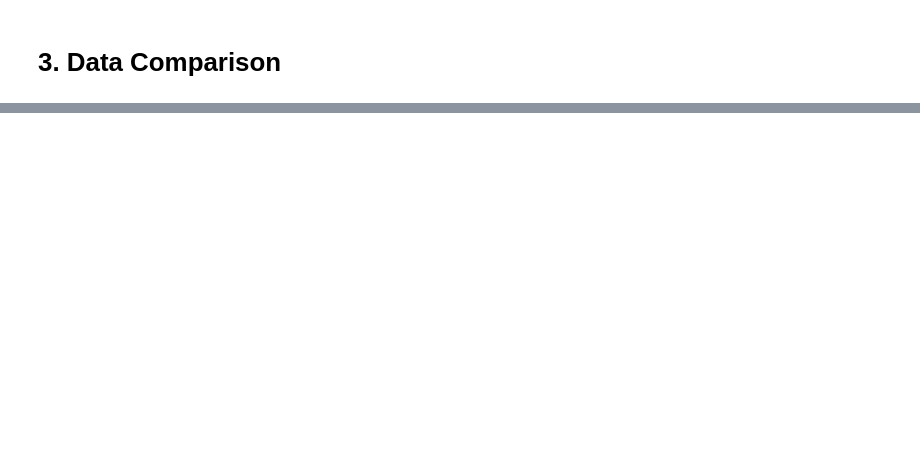
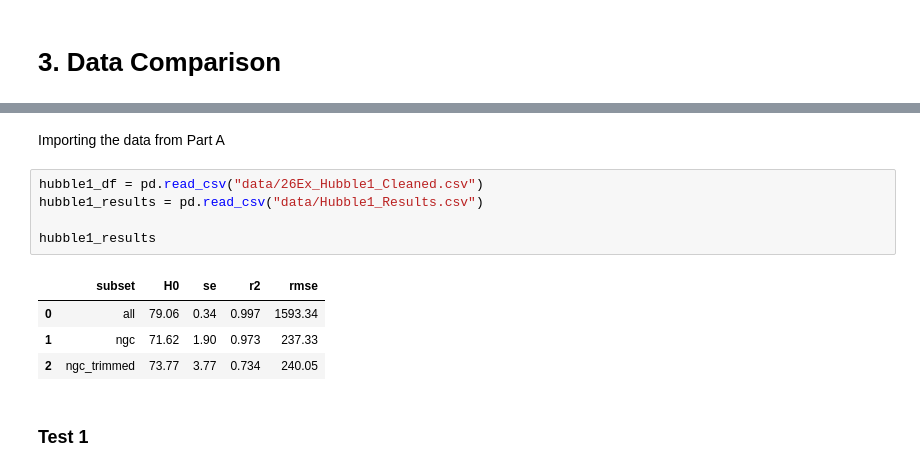
Before and after one commit to LucasCairnes/data_science_exercise_1, a Jupyter notebook: task_b.ipynb, the cells around one changed output, grey strips where cells are left out. Drawn from its saved outputs; the diff is of its cells as text; blank space fills up the shorter version.

```diff
--- a/task_b.ipynb
+++ b/task_b.ipynb
@@ -203,0 +207,14 @@ Trimmed mean H₀ = 72.54 ± 1.50 km s⁻¹ Mpc⁻¹
+# %% [markdown]
+Importing the data from Part A
+# %%
+hubble1_df = pd.read_csv("data/26Ex_Hubble1_Cleaned.csv")
+hubble1_results = pd.read_csv("data/Hubble1_Results.csv")
+
+hubble1_results
+# %% [output]
+|  | subset | H0 | se | r2 | rmse |
+| 0 | all | 79.06 | 0.34 | 0.997 | 1593.34 |
+| 1 | ngc | 71.62 | 1.90 | 0.973 | 237.33 |
+| 2 | ngc_trimmed | 73.77 | 3.77 | 0.734 | 240.05 |
+# %% [markdown]
+### Test 1
```
Also changed, not shown: parts of 9 cells of this notebook.
